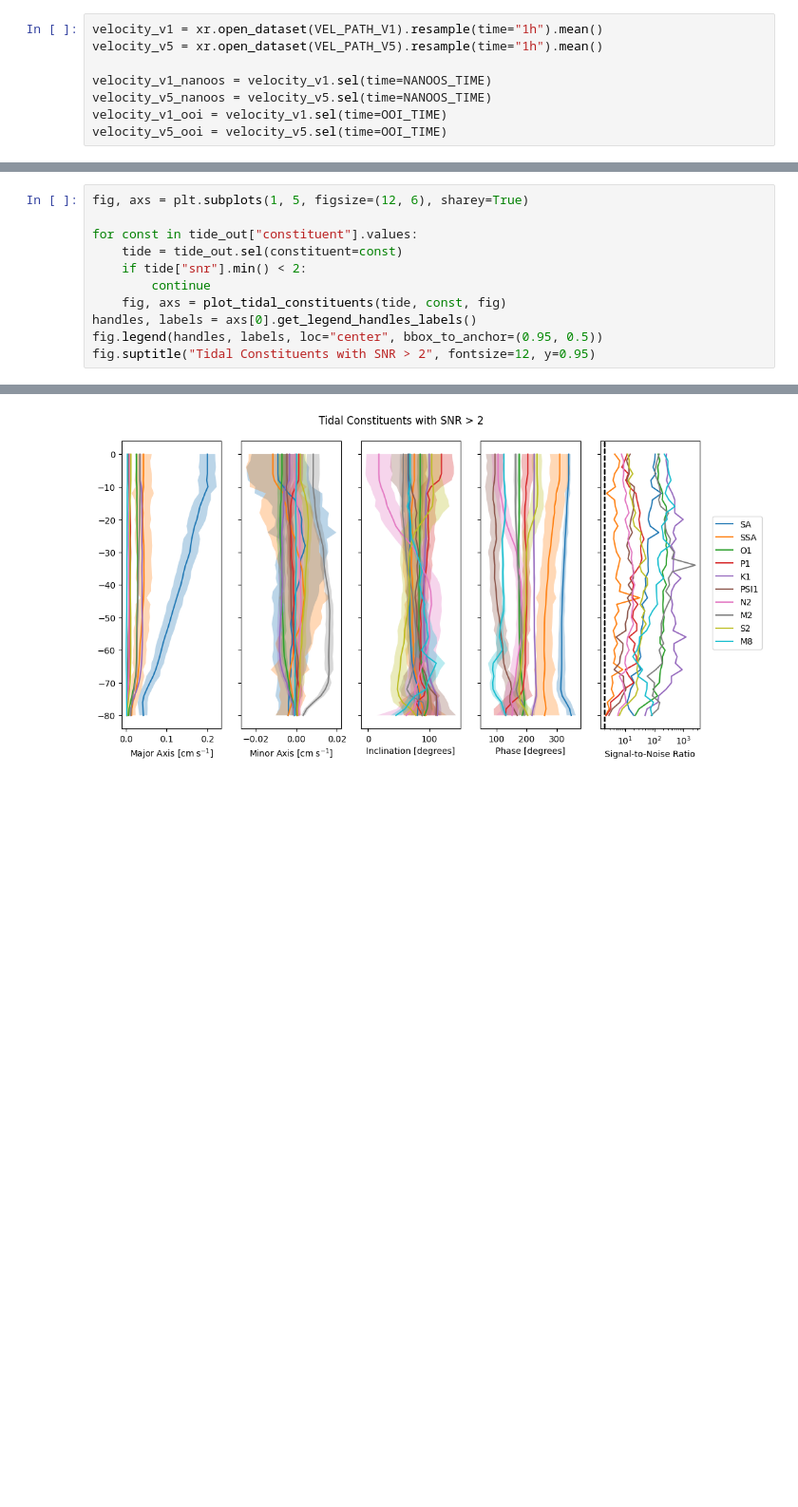
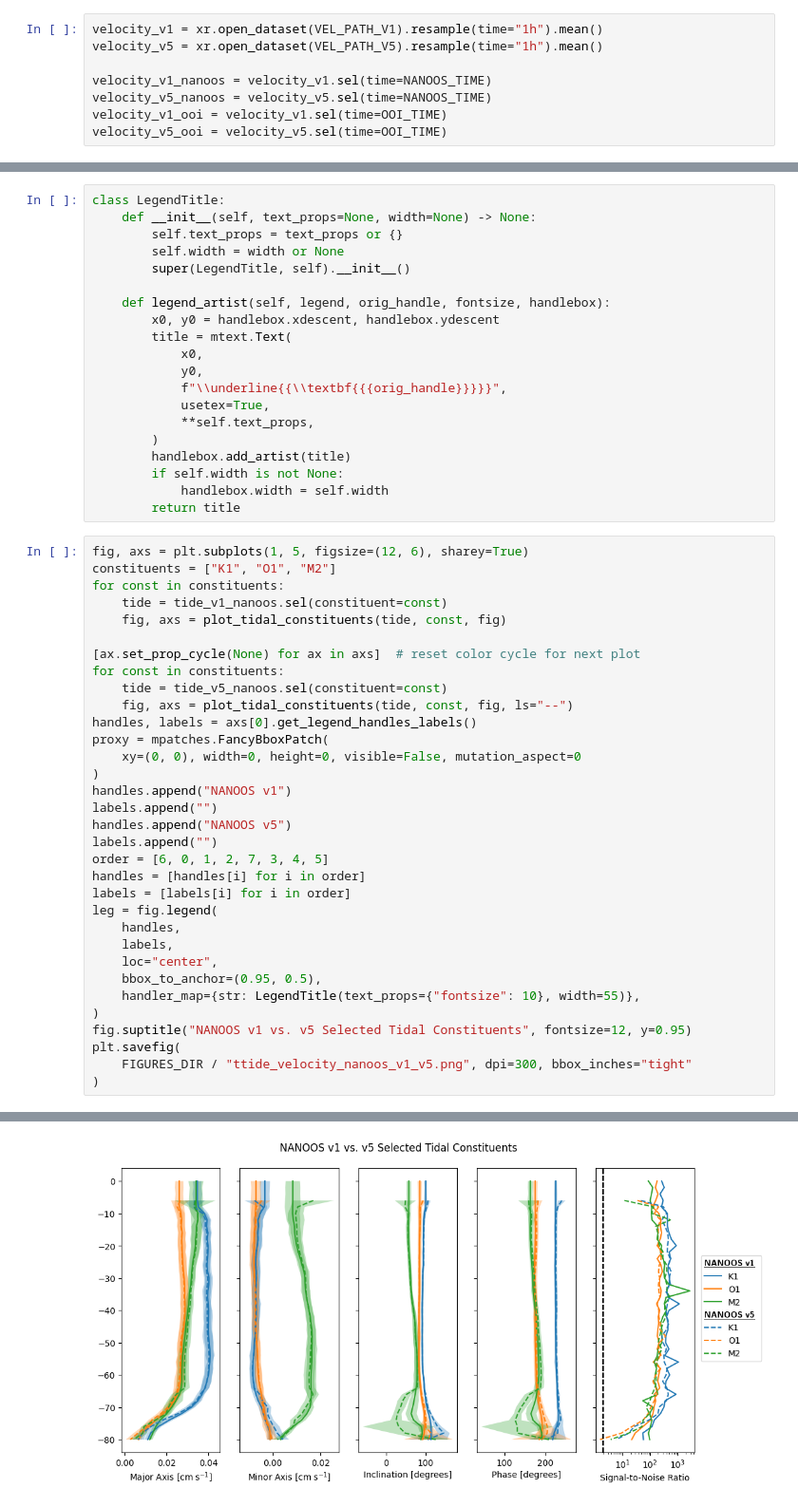
Before and after one commit to andrew-s28/shelf-nitrate-response-to-upwelling, a Jupyter notebook: notebooks/ttide_velocity.ipynb, the cells around one changed output, grey strips where cells are left out. Shown at 95% size. Saved outputs shown, nothing was run; the diff lists cells and outputs as text; blank space fills up the shorter version.

Commit message:
finished analysis comparing t_tide on ooi/nanoos adcp for v1/v5 velocity datasets

```diff
--- a/notebooks/ttide_velocity.ipynb
+++ b/notebooks/ttide_velocity.ipynb
@@ -157,12 +178,54 @@ def plot_tidal_constituents(
+# %%
+class LegendTitle:
+    def __init__(self, text_props=None, width=None) -> None:
+        self.text_props = text_props or {}
+        self.width = width or None
+        super(LegendTitle, self).__init__()
+
+    def legend_artist(self, legend, orig_handle, fontsize, handlebox):
+        x0, y0 = handlebox.xdescent, handlebox.ydescent
+        title = mtext.Text(
+            x0,
+            y0,
+            f"\\underline{{\\textbf{{{orig_handle}}}}}",
+            usetex=True,
+            **self.text_props,
+        )
+        handlebox.add_artist(title)
+        if self.width is not None:
+            handlebox.width = self.width
+        return title
 # %%
 fig, axs = plt.subplots(1, 5, figsize=(12, 6), sharey=True)
+constituents = ["K1", "O1", "M2"]
+for const in constituents:
+    tide = tide_v1_nanoos.sel(constituent=const)
+    fig, axs = plot_tidal_constituents(tide, const, fig)
 
-for const in tide_out["constituent"].values:
-    tide = tide_out.sel(constituent=const)
-    if tide["snr"].min() < 2:
-        continue
-    fig, axs = plot_tidal_constituents(tide, const, fig)
+[ax.set_prop_cycle(None) for ax in axs]  # reset color cycle for next plot
+for const in constituents:
+    tide = tide_v5_nanoos.sel(constituent=const)
+    fig, axs = plot_tidal_constituents(tide, const, fig, ls="--")
 handles, labels = axs[0].get_legend_handles_labels()
-fig.legend(handles, labels, loc="center", bbox_to_anchor=(0.95, 0.5))
-fig.suptitle("Tidal Constituents with SNR > 2", fontsize=12, y=0.95)
+proxy = mpatches.FancyBboxPatch(
+    xy=(0, 0), width=0, height=0, visible=False, mutation_aspect=0
+)
+handles.append("NANOOS v1")
+labels.append("")
+handles.append("NANOOS v5")
+labels.append("")
+order = [6, 0, 1, 2, 7, 3, 4, 5]
+handles = [handles[i] for i in order]
+labels = [labels[i] for i in order]
+leg = fig.legend(
+    handles,
+    labels,
+    loc="center",
+    bbox_to_anchor=(0.95, 0.5),
+    handler_map={str: LegendTitle(text_props={"fontsize": 10}, width=55)},
+)
+fig.suptitle("NANOOS v1 vs. v5 Selected Tidal Constituents", fontsize=12, y=0.95)
+plt.savefig(
+    FIGURES_DIR / "ttide_velocity_nanoos_v1_v5.png", dpi=300, bbox_inches="tight"
+)
 # %% [output]
@@ -170 +232 @@ Text(0.5, 0.95, 'Tidal Constituents with SNR > 2')
-[figure, old version]
+[figure, new version]
```
Also changed, not shown: parts of 9 cells of this notebook, 1 other file.
